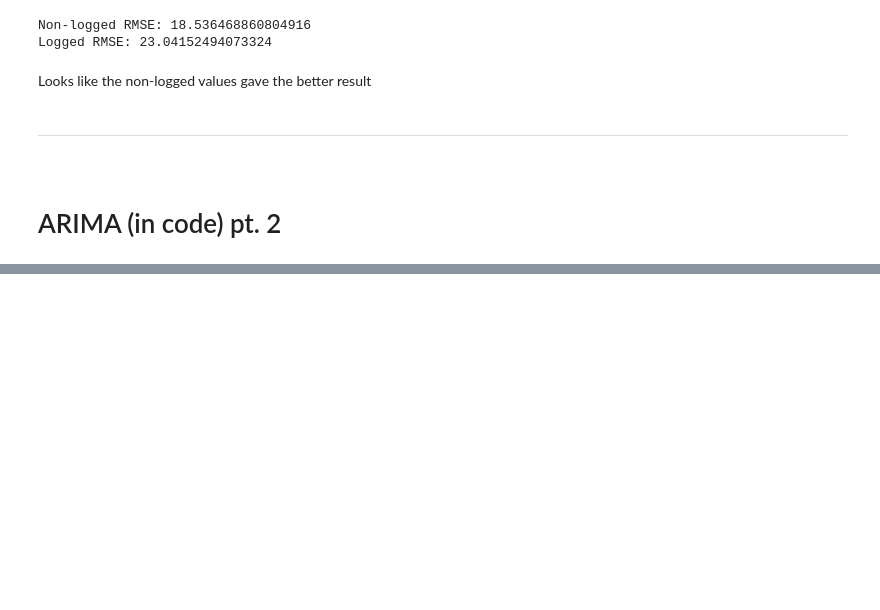
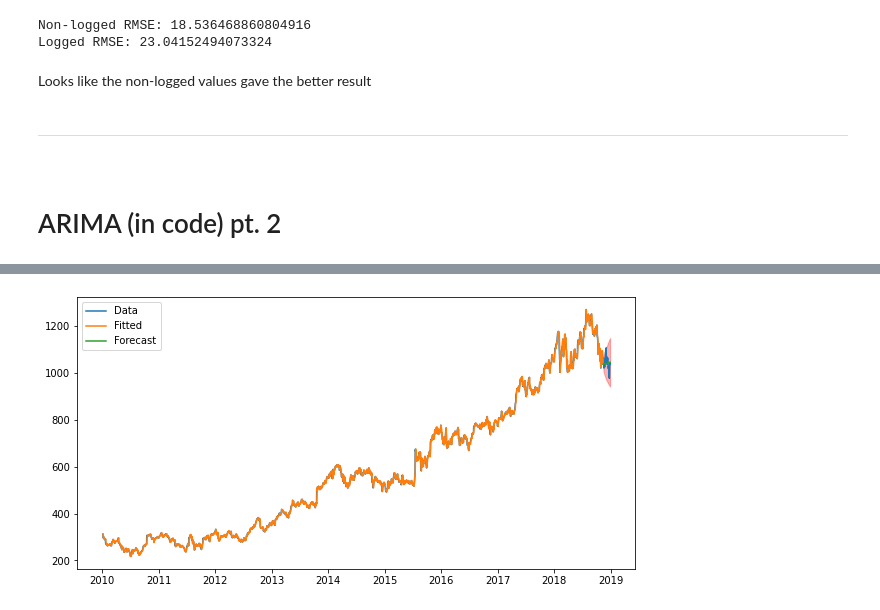
Before and after one commit to StevenSigil/Financial-Engineering-and-AI-with-Python-Project, a Jupyter notebook: my_files/11-Auto_ARIMA_and_ModelSelection.ipynb, the cells around one changed output, grey strips where cells are left out. Cells and saved outputs as stored; diff of their text form; code cells hidden in the pictures; blank space fills up the shorter version.

Commit message:
Finished the Auto Arima and ACF/PACF sections.

```diff
--- a/my_files/11-Auto_ARIMA_and_ModelSelection.ipynb
+++ b/my_files/11-Auto_ARIMA_and_ModelSelection.ipynb
@@ -252,0 +256,10 @@ Looks like the non-logged values gave the better result
+# %%
+# Split data with 30 day test variable
+
+Ntest = 30
+train = goog.iloc[:-Ntest]
+test = goog.iloc[-Ntest:]
+# %%
+# Use AutoARIMA to build model - Seasonal is False, otherwise pass in the seasonal period as well.
+
+model = pm.auto_arima(train, error_action='ignore', trace=True, suppress_warnings=True, maxiter=10, seasonal=False)
@@ -252,0 +323,21 @@ Looks like the non-logged values gave the better result
+# %%
+# Creating a function to plot the data like in previous examples. ie: full data with split train/test data
+
+def plot_result(model, fulldata, train, test, Ntest=30):
+    """Plots the entire fulldata set, the training data, and test/forecasted data on a single plot respectively"""
+    params = model.get_params()
+    d = params['order'][1]
+
+    train_pred = model.predict_in_sample(start=d, end=-1)
+    test_pred, confint = model.predict(n_periods=Ntest, return_conf_int=True)
+
+    fig, ax = plt.subplots(figsize=(10,5))
+    ax.plot(fulldata.index, fulldata, label='Data')
+    ax.plot(train.index[d:], train_pred, label='Fitted')
+    ax.plot(test.index, test_pred, label='Forecast')
+    ax.fill_between(test.index, confint[:, 0], confint[:, 1], color='red', alpha=0.3)
+    ax.legend()
+# %%
+plot_result(model, goog, train, test)
+# %% [output]
+[figure, added]
```
Also changed, not shown: parts of 29 cells of this notebook, 1 other file.
